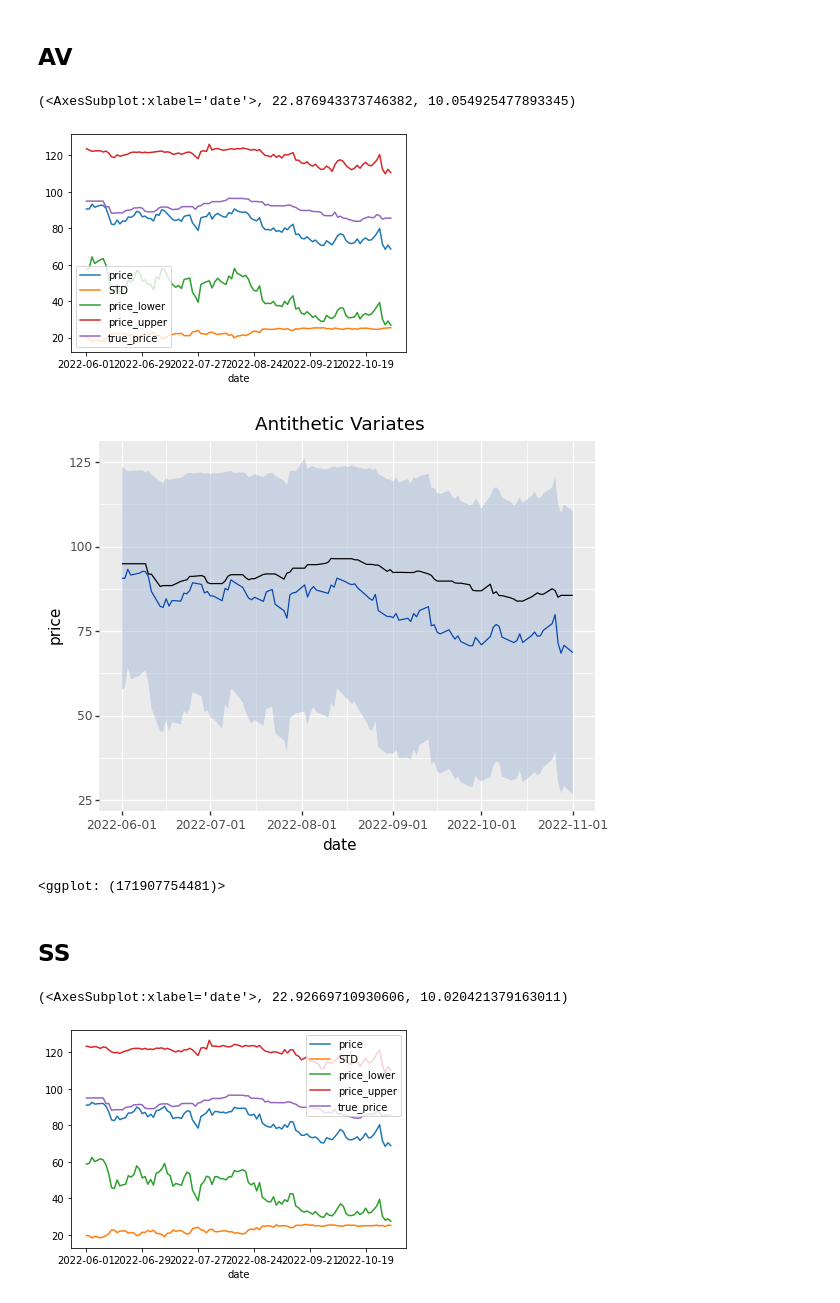
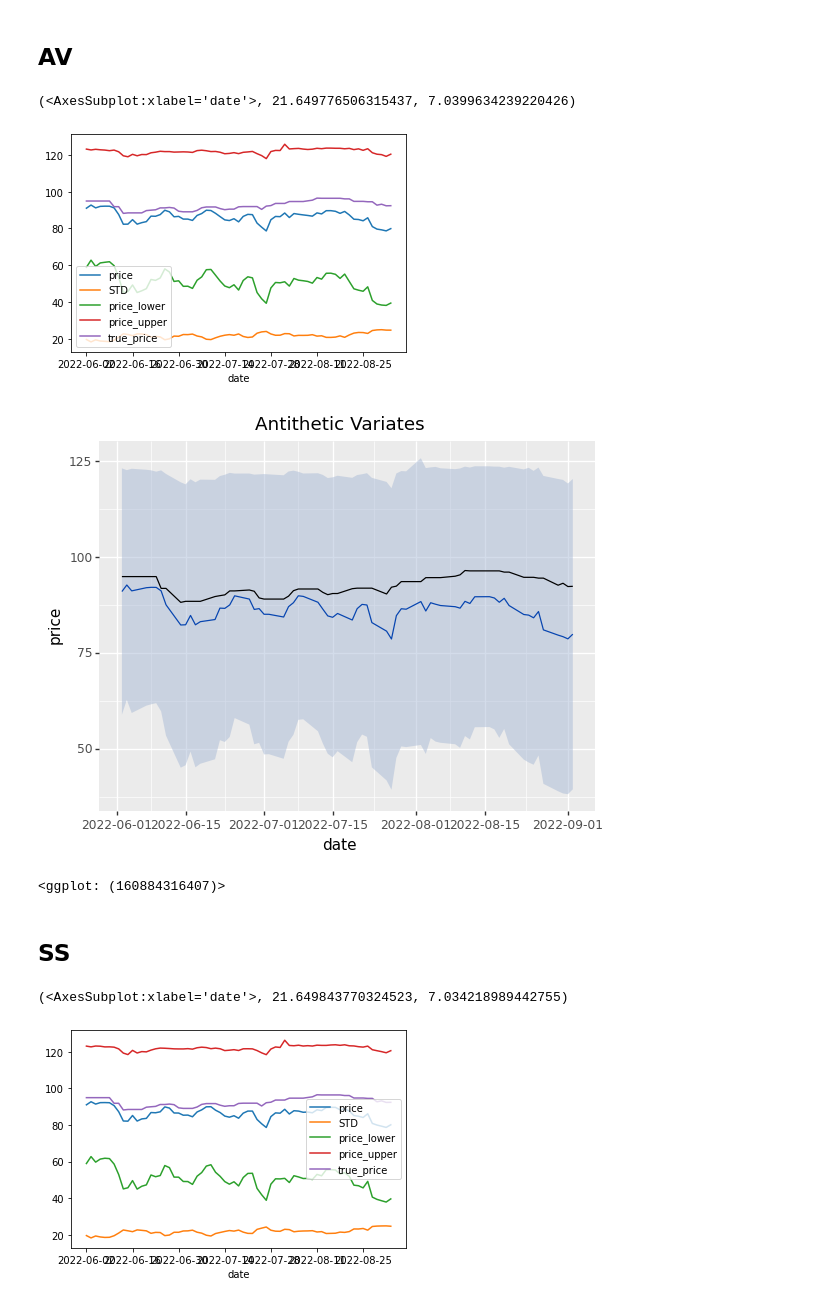
Before and after one commit to livelycloud/MH4518_GROUP13, a Jupyter notebook: product_pricing/visualization.ipynb, the cells around one changed output. Drawn from its saved outputs; the diff is of its cells as text; code cells hidden in the pictures.

```diff
--- a/product_pricing/visualization.ipynb
+++ b/product_pricing/visualization.ipynb
@@ -6,20 +6,20 @@ from tqdm import tqdm
 from plotnine import *
 time_format = "%Y-%m-%d"
 # %%
-root_path = "../generated_data/final_1000/"
+root_path = "../generated_data/final_5000/"
 def get_result_path(method: str):
     return root_path + method + "/"
 
 start_date = "2022-06-01"
-end_date = "2022-10-29"
+end_date = "2022-09-01"
 # %%
 true_price_df = pd.read_csv("true_product_price.csv")
 true_price_df = true_price_df.assign(date = lambda x:  pd.to_datetime(x.Dates, format = "%d/%m/%Y")).drop(columns = "Dates").set_index("date")
 true_price_df.rename(columns = {"PX_LAST": "true_price"}, inplace = True)
 # %%
-def generate_path_df(result_path: str, start_date: str = start_date, end_date: str = start_date):
+def generate_path_df(result_path: str, start_date: str = start_date, end_date: str = end_date):
     date_to_v_0 = {}
-    for cur_date in tqdm(pd.bdate_range("2022-05-31", "2022-10-31")): # "2022-05-31", "2022-08-15", "2022-10-31"
+    for cur_date in tqdm(pd.bdate_range(start_date, end_date)): # "2022-05-31", "2022-08-15", "2022-10-31"
         cur_date = (cur_date + pd.Timedelta(days = 1)).strftime(time_format)
         sim_df = pd.read_csv(result_path + cur_date + "v_0" + ".csv", names = ["index", "price"], header=1)
         date_to_v_0[cur_date] = sim_df
@@ -60,26 +60,28 @@ plot(df, "Standard Monte Corlo")
 # %% [markdown]
 ## AV
 # %%
+root_path = "../generated_data/final_10000/"
 df = generate_path_df(get_result_path("av"))
 df.plot(), df.STD.mean(), np.sqrt(((df["price"] - df["true_price"]) ** 2).mean())
 # %% [output]
-(<AxesSubplot:xlabel='date'>, 22.876943373746382, 10.054925477893345)
+(<AxesSubplot:xlabel='date'>, 21.649776506315437, 7.0399634239220426)
-[figure, old version]
+[figure, new version]
 # %%
 df.reset_index(inplace=True)
 df["date"] = pd.to_datetime(df["date"])
 plot(df, "Antithetic Variates")
 # %% [output]
-[figure, old version]
+[figure, new version]
-<ggplot: (171907754481)>
+<ggplot: (160884316407)>
 # %% [markdown]
 ## SS
 # %%
+root_path = "../generated_data/final_5000/"
 df = generate_path_df(get_result_path("ss"))
 df.plot(), df.STD.mean(), np.sqrt(((df["price"] - df["true_price"]) ** 2).mean())
 # %% [output]
-(<AxesSubplot:xlabel='date'>, 22.92669710930606, 10.020421379163011)
+(<AxesSubplot:xlabel='date'>, 21.649843770324523, 7.034218989442755)
-[figure, old version]
+[figure, new version]
 # %%
 df.reset_index(inplace=True)
 df["date"] = pd.to_datetime(df["date"])
```
Also changed, not shown: parts of 6 cells of this notebook, 4 other files.
